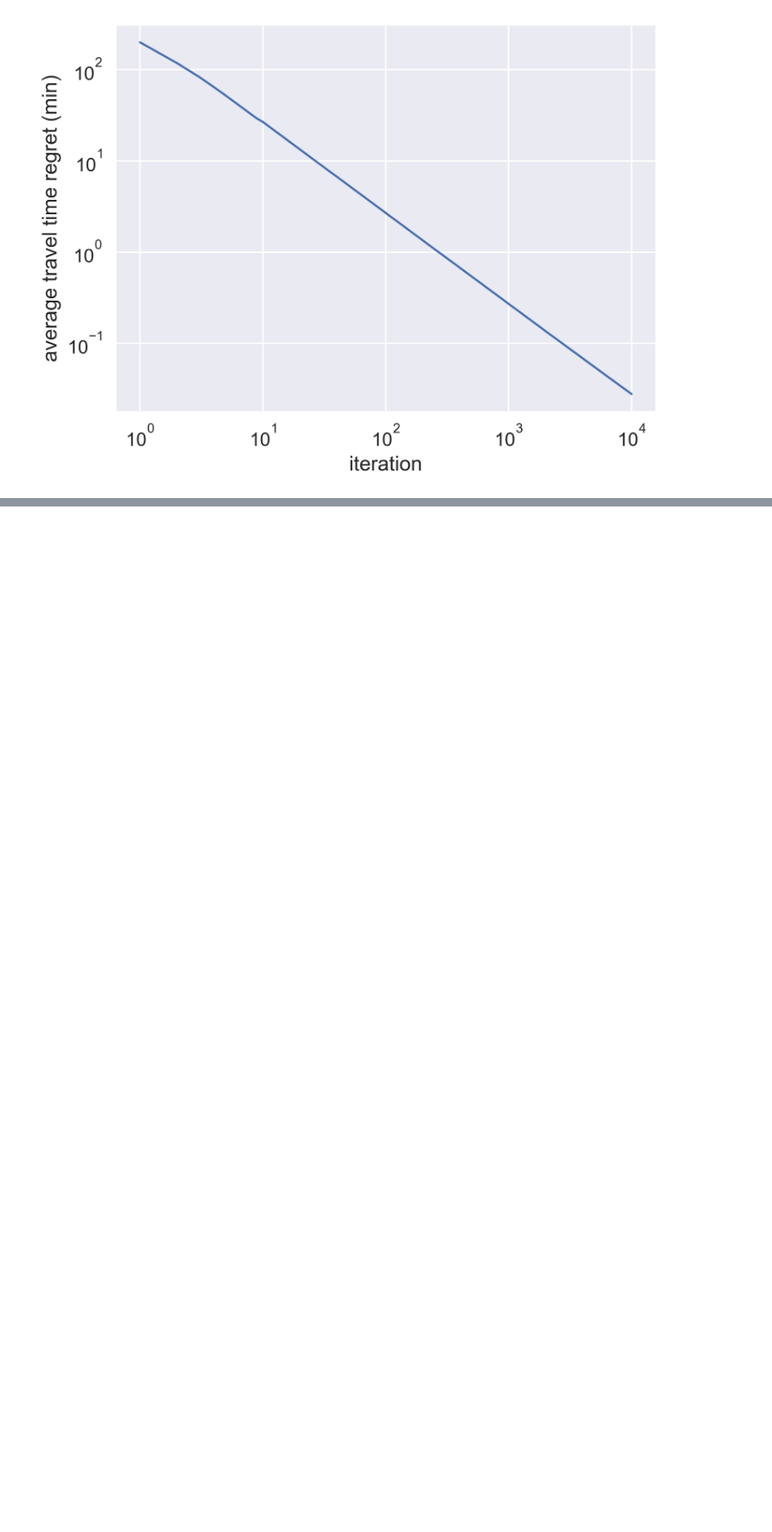
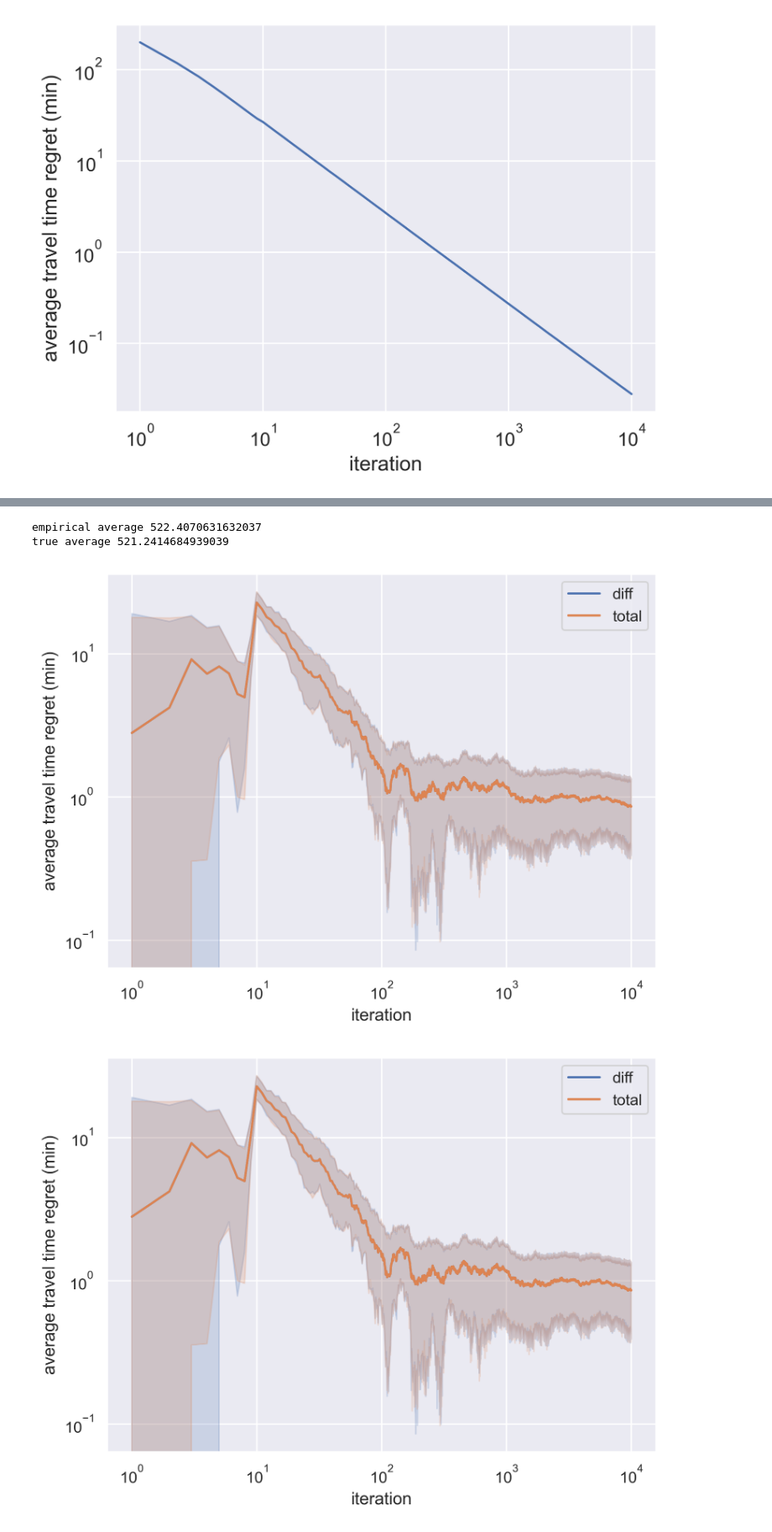
Before and after one commit to xinyufei/route_recommendation, a Jupyter notebook: test_notebook/test_bandit.ipynb, the cells around one changed output, grey strips where cells are left out. Shown at 84% size. Cells and saved outputs as stored; diff of their text form; code cells hidden in the pictures; blank space fills up the shorter version.

```diff
--- a/test_notebook/test_bandit.ipynb
+++ b/test_notebook/test_bandit.ipynb
@@ -412,0 +397,13 @@ fig_2 = draw_figure_runs(all_regret)
+# %%
+# compute expectation by sample
+# get the bandit with trust rate 0.3
+bandit_0p3 = epsilon_greedy_opt.bandit_list[2]
+# for 10000 iterations
+max_iter = 100000
+# initialize a list to store the results
+travel_time = []
+for i in range(max_iter):
+    # sample a trust rate by 1e-2 std with normal distribution
+    trust_rate = np.random.normal(0.3, 1e-2)
+    # get the travel time
+    travel_time.append(bandit_0p3.pull(trust_rate))
@@ -412,0 +416,18 @@ fig_2 = draw_figure_runs(all_regret)
+# %%
+print('empirical average', np.mean(travel_time))
+print('true average', bandit_0p3.solution['time'])
+# %% [output]
+empirical average 522.4070631632037
+true average 521.2414684939039
+# %%
+new_regret = []
+for i in range(len(all_results_highvar_final)):
+    new_regret.append(
+        (np.cumsum(all_results_highvar_final[i]['travel_time']) / (np.arange(10000) + 1) - np.mean(travel_time))
+        * 0.6)
+# new_regret = all_results_highvar_final
+# %%
+draw_figure_runs(new_regret, new_regret)
+# %% [output]
+[figure, added]
+[figure, added]
```
Also changed, not shown: parts of 13 cells of this notebook, 3 other files.
